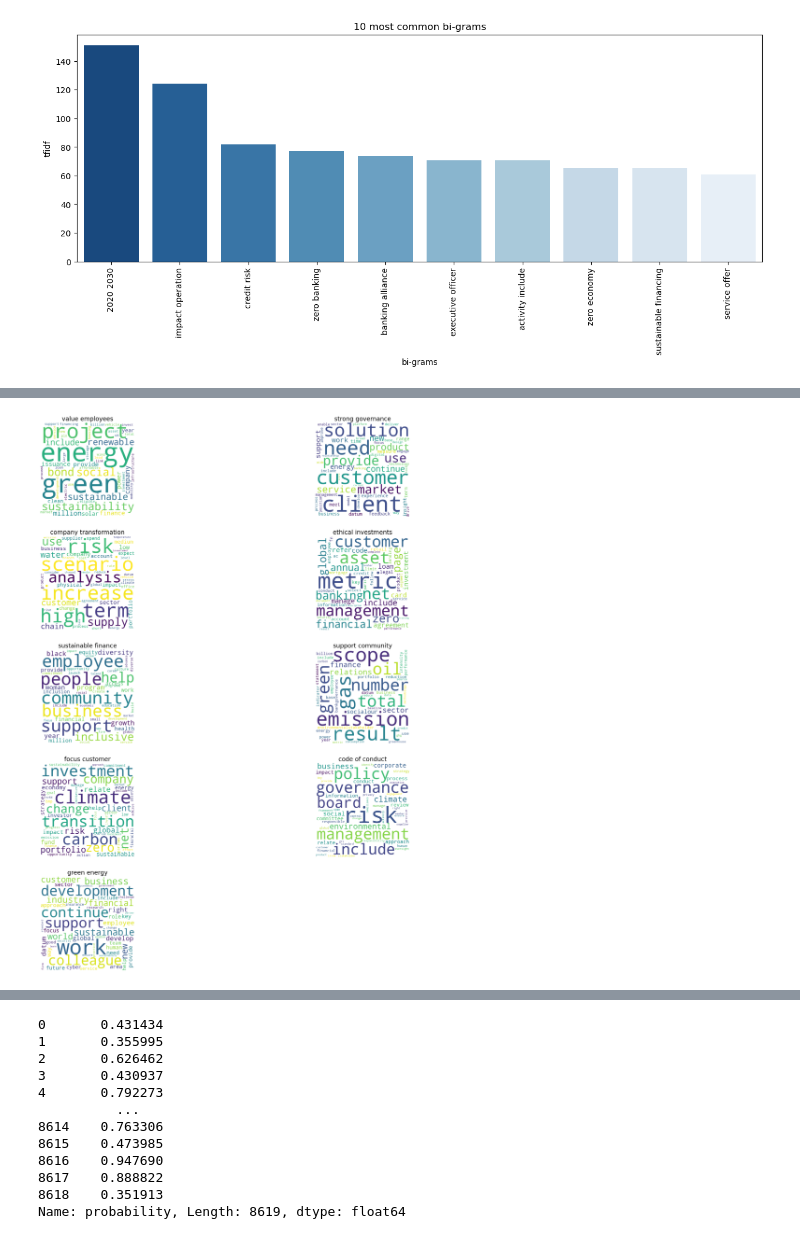
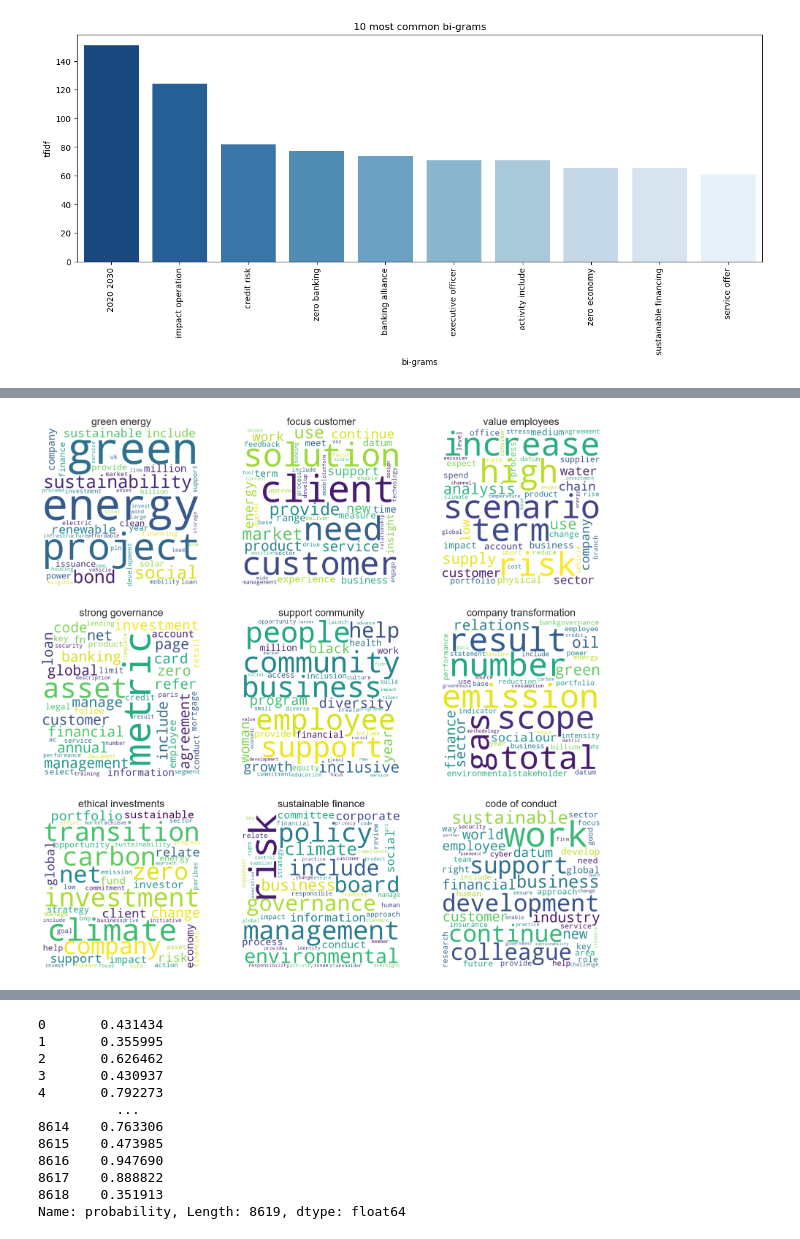
Before and after one commit to maramhouas/ESG-score, a Jupyter notebook: ESG.ipynb, the cells around one changed output, grey strips where cells are left out. Drawn from its saved outputs; the diff is of its cells as text; code cells hidden in the pictures.

```diff
--- a/ESG.ipynb
+++ b/ESG.ipynb
@@ -569,13 +569,7 @@ Example:
   lda_run_id = mlflow.active_run().info.run_id
 # %%
 # Retrieve top N words describing each of our 9 topics
-"""def top_words(model, feature_names, n_top_words):
-  rows = []
-  for topic_idx, topic in enumerate(model.components_):
-    message = ", ".join([feature_names[i] for i in topic.argsort()[:-n_top_words - 1:-1]])
-    rows.append(["Topic #%d: " % (topic_idx + 1), message])
-  return pd.DataFrame(rows, columns=['topic', 'keywords'])
-  """
+
 def top_words(model, feature_names, n_top_words):
     topics_words = []
     for topic_idx, topic in enumerate(model.components_):
@@ -592,12 +586,8 @@ def top_words(model, feature_names, n_top_words):
     return df
 # %%
 # Display topics keywords for inspection and for us to label topics
-"""
-tf_vectorizer = TfidfVectorizer(stop_words=stop_words)
-tf_feature_names = tf_vectorizer.get_feature_names()
-display(top_words(lda, tf_feature_names, 15))
-"""
 # Vectorize words using TF-IDF Vectorizer
+
 tf_vectorizer = TfidfVectorizer(stop_words=stop_words)
 tf_vectorizer.fit(esg_lemmatized.lemma)
 tf_feature_names = tf_vectorizer.get_feature_names_out()
@@ -617,28 +608,16 @@ display(top_words(lda, tf_feature_names, 15))
 #Define topic names
 # We estimated our topics to be described around the following themes
 
-"""topic_names = [
-    'Sustainability and Risk Management',
-    'Climate Change and Corporate Responsibility',
-    'Responsible Investing and Financial Reporting',
-    'Customer Focus and Corporate Governance',
-    'Sustainable Finance and Investment Products',
-    'Corporate Governance and Environmental Reporting',
-    'Diversity and Inclusion in Business',
-    'Waste Reduction',
-    'Green Energy '
-]
-"""
 topic_names = [
+    'green energy',
+    'focus customer',
   'value employees',
   'strong governance',
+  'support community',
   'company transformation',
   'ethical investments',
   'sustainable finance',
-  'support community',
-  'focus customer',
   'code of conduct',
-  'green energy'
 ]
 # %%
 # serialize topic names
@@ -657,37 +636,38 @@ from wordcloud import WordCloud
 # %%
 #Display topics
 # We ensure relevance of our topics using simple wordcloud visualisation
+from wordcloud import WordCloud
 
 def word_cloud(model, tf_feature_names, index):
 
     imp_words_topic=""
     comp = model.components_[index]
     vocab_comp = zip(tf_feature_names, comp)
     sorted_words = sorted(vocab_comp, key = lambda x:x[1], reverse=True)[:50]
 
     for word in sorted_words:
         imp_words_topic = imp_words_topic + " " + word[0]
 
     return WordCloud(
         background_color="white",
         width=600,
         height=600,
         contour_width=3,
         contour_color='steelblue'
     ).generate(imp_words_topic)
 
 topics = len(lda.components_)
-fig = plt.figure(figsize=(30, 20 * topics / 3))
+fig = plt.figure(figsize=(20, 20 * topics / 3))
 
 # Display wordcloud for each extracted topic
 for i, topic in enumerate(lda.components_):
-    ax = fig.add_subplot(topics,2, i + 1)
+    ax = fig.add_subplot(topics,3, i + 1)
     ax.set_title(topic_names[i], fontsize=20)
     wordcloud = word_cloud(lda, tf_feature_names, i)
     ax.imshow(wordcloud)
     ax.axis('off')
 # %% [output]
-[figure, old version]
+[figure, new version]
 # %%
 #Attach topic distribution to each ESG statement
 # score our original dataset to attach topic distribution to each ESG statement
```
Also changed, not shown: parts of 41 cells of this notebook.
